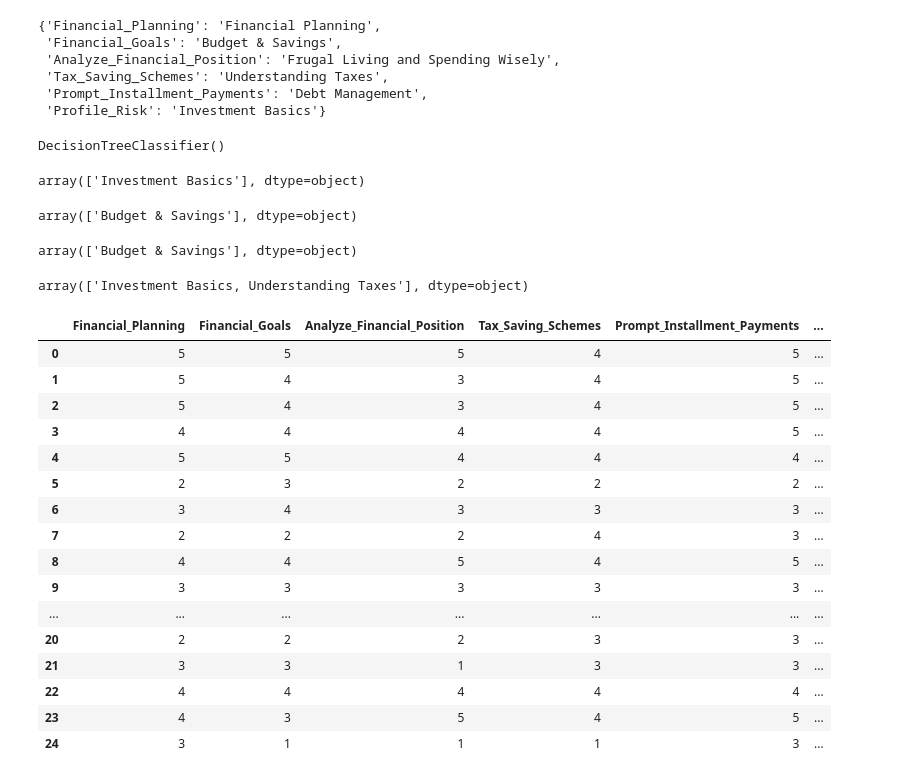
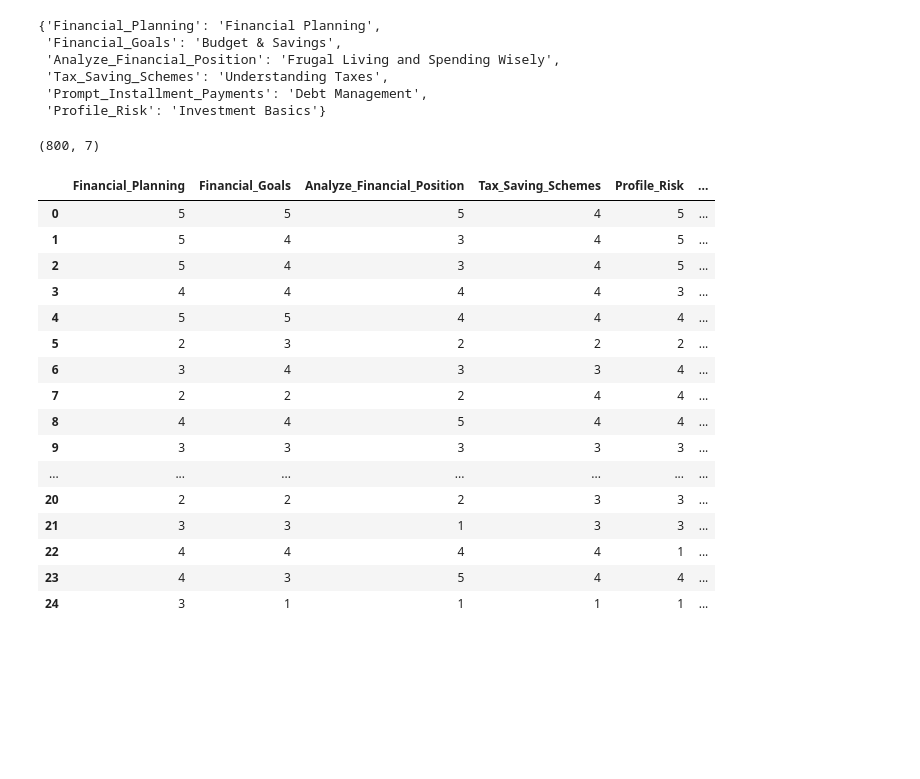
Before and after one commit to christiandarvs/SmartCents-Algorithm, a Jupyter notebook: smartcents.ipynb, the cells around one changed output. Drawn from its saved outputs; the diff is of its cells as text; code cells hidden in the pictures; blank space fills up the shorter version.

```diff
--- a/smartcents.ipynb
+++ b/smartcents.ipynb
@@ -407,43 +389,22 @@ dtc = DecisionTreeClassifier(
-# %%
-rfc.fit(X_train, y_train)
-svc.fit(X_train, y_train)
-knn.fit(X_train, y_train)
-dtc.fit(X_train, y_train)
-# %% [output]
-DecisionTreeClassifier()
-# %%
-rfc.predict(new_data)
-# %% [output]
-array(['Investment Basics'], dtype=object)
-# %%
-svc.predict(new_data)
-# %% [output]
-array(['Budget & Savings'], dtype=object)
-# %%
-knn.predict(new_data)
-# %% [output]
-array(['Budget & Savings'], dtype=object)
-# %%
-dtc.predict(new_data)
-# %% [output]
-array(['Investment Basics, Understanding Taxes'], dtype=object)
-# %%
-data.head(25)
-# %% [output]
-|  | Financial_Planning | Financial_Goals | Analyze_Financial_Position | Tax_Saving_Schemes | Prompt_Installment_Payments | ... |
-| 0 | 5 | 5 | 5 | 4 | 5 | ... |
-| 1 | 5 | 4 | 3 | 4 | 5 | ... |
-| 2 | 5 | 4 | 3 | 4 | 5 | ... |
-| 3 | 4 | 4 | 4 | 4 | 5 | ... |
-| 4 | 5 | 5 | 4 | 4 | 4 | ... |
-| 5 | 2 | 3 | 2 | 2 | 2 | ... |
-| 6 | 3 | 4 | 3 | 3 | 3 | ... |
-| 7 | 2 | 2 | 2 | 4 | 3 | ... |
-| 8 | 4 | 4 | 5 | 4 | 5 | ... |
-| 9 | 3 | 3 | 3 | 3 | 3 | ... |
-| ... | ... | ... | ... | ... | ... | ... |
-| 20 | 2 | 2 | 2 | 3 | 3 | ... |
-| 21 | 3 | 3 | 1 | 3 | 3 | ... |
-| 22 | 4 | 4 | 4 | 4 | 4 | ... |
-| 23 | 4 | 3 | 5 | 4 | 5 | ... |
-| 24 | 3 | 1 | 1 | 1 | 3 | ... |
+# %%
+print(df_combined.shape)
+df_combined.head(25)
+# %% [output]
+(800, 7)
+|  | Financial_Planning | Financial_Goals | Analyze_Financial_Position | Tax_Saving_Schemes | Profile_Risk | ... |
+| 0 | 5 | 5 | 5 | 4 | 5 | ... |
+| 1 | 5 | 4 | 3 | 4 | 5 | ... |
+| 2 | 5 | 4 | 3 | 4 | 5 | ... |
+| 3 | 4 | 4 | 4 | 4 | 3 | ... |
+| 4 | 5 | 5 | 4 | 4 | 4 | ... |
+| 5 | 2 | 3 | 2 | 2 | 2 | ... |
+| 6 | 3 | 4 | 3 | 3 | 4 | ... |
+| 7 | 2 | 2 | 2 | 4 | 4 | ... |
+| 8 | 4 | 4 | 5 | 4 | 4 | ... |
+| 9 | 3 | 3 | 3 | 3 | 3 | ... |
+| ... | ... | ... | ... | ... | ... | ... |
+| 20 | 2 | 2 | 2 | 3 | 3 | ... |
+| 21 | 3 | 3 | 1 | 3 | 3 | ... |
+| 22 | 4 | 4 | 4 | 4 | 1 | ... |
+| 23 | 4 | 3 | 5 | 4 | 4 | ... |
+| 24 | 3 | 1 | 1 | 1 | 1 | ... |
```
Also changed, not shown: parts of 4 cells of this notebook.
